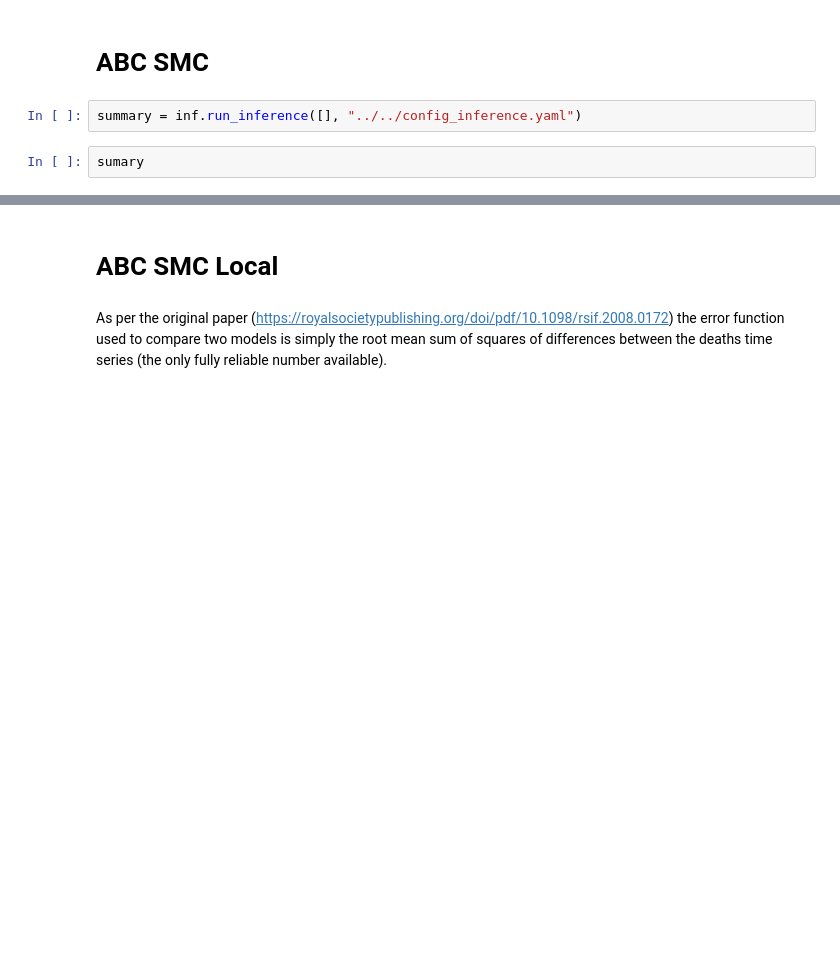
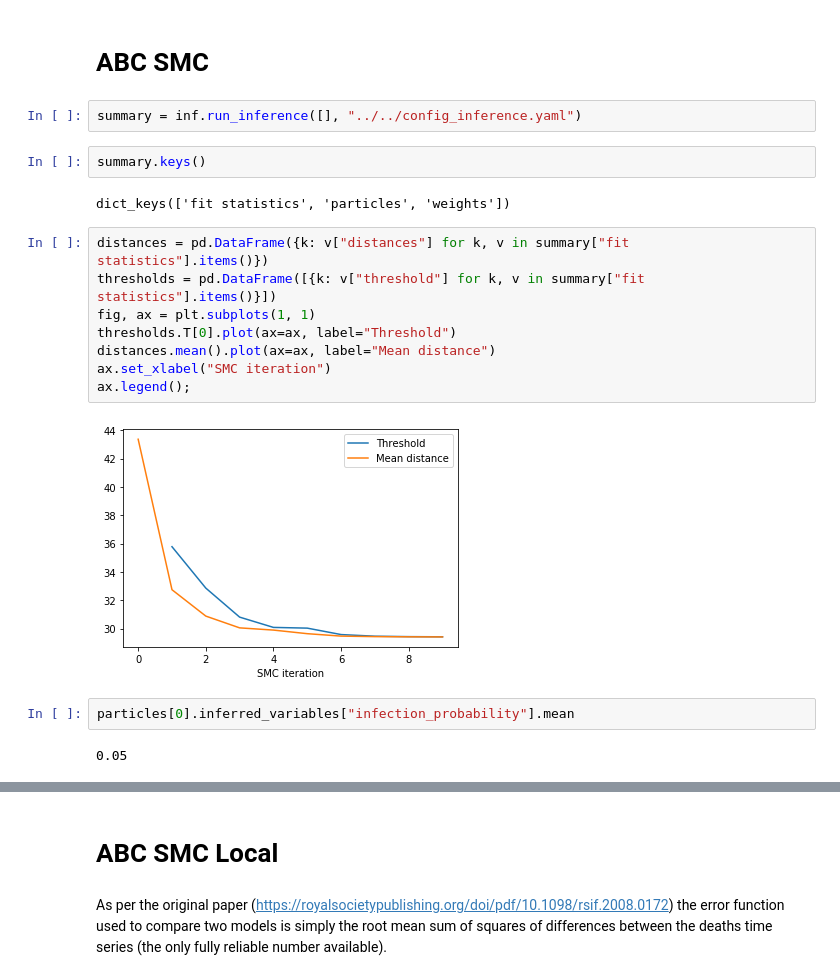
Before and after one commit to magicicada/simple_network_sim, a Jupyter notebook: doc/notebooks/Inference - ABC SMC.ipynb, the cells around one changed output, grey strips where cells are left out. Saved outputs shown, nothing was run; the diff lists cells and outputs as text; blank space fills up the shorter version.

```diff
--- a/doc/notebooks/Inference - ABC SMC.ipynb
+++ b/doc/notebooks/Inference - ABC SMC.ipynb
@@ -124,5 +125,21 @@ plt.title(f"PDF of a $Lognorm({location}, {location * (1 - mean) / mean:.0f})$ d
 # ABC SMC
 # %%
 summary = inf.run_inference([], "../../config_inference.yaml")
-# %%
-sumary
+# %%
+summary.keys()
+# %% [output]
+dict_keys(['fit statistics', 'particles', 'weights'])
+# %%
+distances = pd.DataFrame({k: v["distances"] for k, v in summary["fit statistics"].items()})
+thresholds = pd.DataFrame([{k: v["threshold"] for k, v in summary["fit statistics"].items()}])
+fig, ax = plt.subplots(1, 1)
+thresholds.T[0].plot(ax=ax, label="Threshold")
+distances.mean().plot(ax=ax, label="Mean distance")
+ax.set_xlabel("SMC iteration")
+ax.legend();
+# %% [output]
+[figure, added]
+# %%
+particles[0].inferred_variables["infection_probability"].mean
+# %% [output]
+0.05
```
Also changed, not shown: parts of 3 cells of this notebook, 2 other files.
